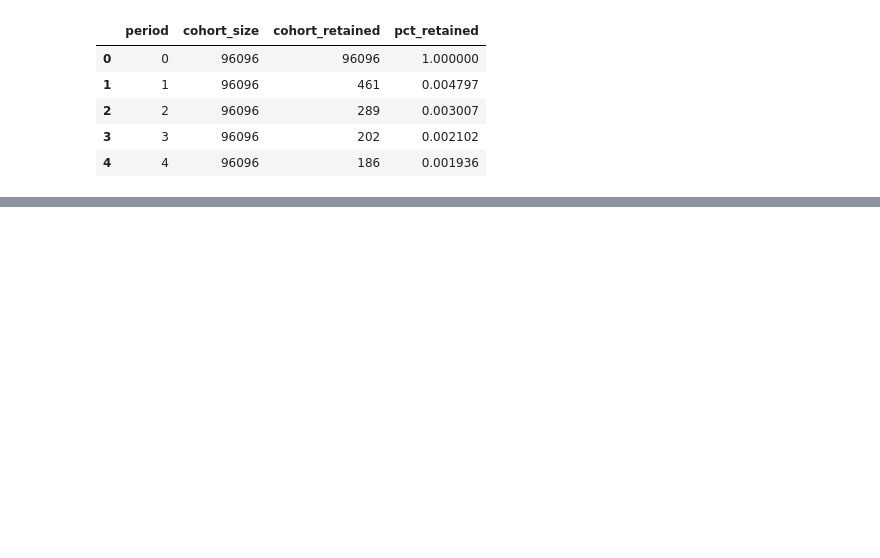
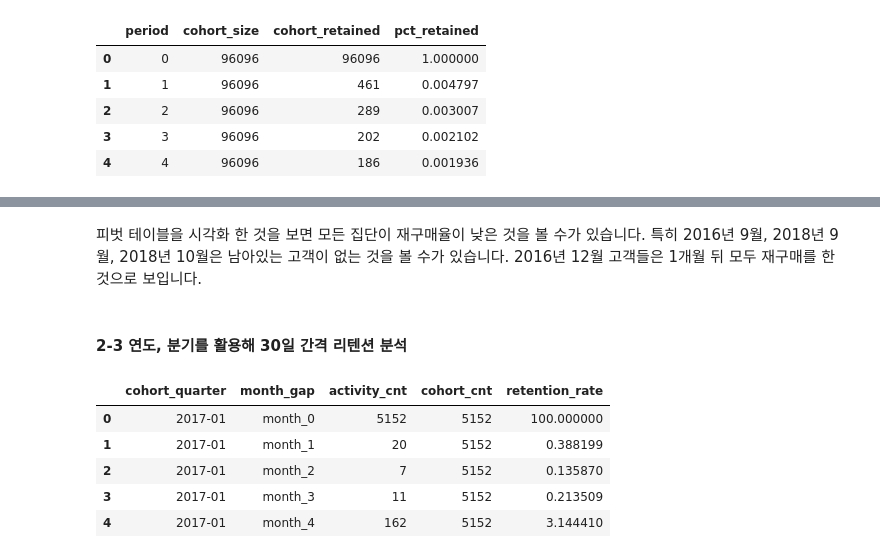
Before and after one commit to wbin0718/e-commerce_data_analysis, a Jupyter notebook: e_commerce_sql.ipynb, the cells around one changed output, grey strips where cells are left out. Saved outputs shown, nothing was run; the diff lists cells and outputs as text; code cells hidden in the pictures; blank space fills up the shorter version.

```diff
--- a/e_commerce_sql.ipynb
+++ b/e_commerce_sql.ipynb
@@ -364,0 +377,77 @@ IndexingError: Too many indexers
+# %% [markdown]
+피벗 테이블을 시각화 한 것을 보면 모든 집단이 재구매율이 낮은 것을 볼 수가 있습니다.
+특히 2016년 9월, 2018년 9월, 2018년 10월은 남아있는 고객이 없는 것을 볼 수가 있습니다. 2016년 12월 고객들은 1개월 뒤 모두 재구매를 한 것으로 보입니다.
+# %% [markdown]
+#### 2-3 연도, 분기를 활용해 30일 간격 리텐션 분석
+# %%
+sql = """
+WITH cohort AS (
+  SELECT b.customer_unique_id
+      ,MIN(FORMAT_DATETIME("%Y-%m-1",order_purchase_timestamp)) AS cohort_date
+  FROM `olist.olist_orders_dataset` a
+  LEFT JOIN `olist.olist_customers_dataset` b ON a.customer_id = b.customer_id
+  GROUP BY b.customer_unique_id
+),
+
+  cohort_size AS (
+    SELECT cohort_date
+          ,COUNT(DISTINCT customer_unique_id) AS cohort_cnt
+    FROM cohort
+    GROUP BY cohort_date
+  ),
+
+  activities AS (
+    SELECT b.customer_unique_id
+      ,FORMAT_DATETIME("%Y-%m-01",order_purchase_timestamp) AS activity_date
+    FROM `olist.olist_orders_dataset` a
+    LEFT JOIN `olist.olist_customers_dataset` b on a.customer_id = b.customer_id
+  )
+
+SELECT *
+      ,FIRST_VALUE(activity_cnt) OVER(PARTITION BY cohort_quarter ORDER BY month_gap) AS cohort_cnt
+      ,activity_cnt / FIRST_VALUE(activity_cnt) OVER(PARTITION BY cohort_quarter ORDER BY month_gap) * 100 AS retention_rate
+FROM
+(
+  SELECT cohort_quarter
+      ,CASE
+        WHEN quarter_gap BETWEEN -1 AND 0 THEN "month_0"
+        WHEN quarter_gap BETWEEN 1 AND 4 THEN "month_1"
+        WHEN quarter_gap BETWEEN 5 AND 8 THEN "month_2"
+        WHEN quarter_gap BETWEEN 9 AND 12 THEN "month_3"
+        ELSE "month_4"
+      END AS month_gap
+      ,SUM(activity_cnt) AS activity_cnt
+FROM
+(
+    SELECT CASE
+            WHEN cohort.cohort_date BETWEEN "2017-01-01" AND "2017-03-31" THEN "2017-01"
+            WHEN cohort.cohort_date BETWEEN "2017-04-01" AND "2017-06-31" THEN "2017-02"
+            WHEN cohort.cohort_date BETWEEN "2017-07-01" AND "2017-09-31" THEN "2017-03"
+            WHEN cohort.cohort_date BETWEEN "2017-10-01" AND "2017-12-31" THEN "2017-04"
+            WHEN cohort.cohort_date BETWEEN "2018-01-01" AND "2018-03-31" THEN "2018-01"
+            WHEN cohort.cohort_date BETWEEN "2018-04-01" AND "2018-06-31" THEN "2018-02"
+            WHEN cohort.cohort_date BETWEEN "2018-07-01" AND "2018-09-31" THEN "2018-03"
+            WHEN cohort.cohort_date BETWEEN "2018-10-01" AND "2018-12-31" THEN "2018-04"
+          END AS cohort_quarter
+          ,DATE_DIFF(DATETIME(activity_date),DATETIME(cohort.cohort_date),week) AS quarter_gap
+          ,COUNT(DISTINCT activities.customer_unique_id) AS activity_cnt
+
+    FROM cohort
+    LEFT JOIN cohort_size ON cohort.cohort_date = cohort_size.cohort_date
+    LEFT JOIN activities ON cohort.customer_unique_id = activities.customer_unique_id
+    WHERE cohort.cohort_date BETWEEN "2017-01-01" AND "2018-12-31"
+    GROUP BY 1,2
+  )  cohort_week
+  GROUP BY 1,2
+) cohort_month
+ORDER BY cohort_quarter, month_gap
+"""
+df = sql_to_dataframe(sql)
+df.head()
+# %% [output]
+|  | cohort_quarter | month_gap | activity_cnt | cohort_cnt | retention_rate |
+| 0 | 2017-01 | month_0 | 5152 | 5152 | 100.000000 |
+| 1 | 2017-01 | month_1 | 20 | 5152 | 0.388199 |
+| 2 | 2017-01 | month_2 | 7 | 5152 | 0.135870 |
+| 3 | 2017-01 | month_3 | 11 | 5152 | 0.213509 |
+| 4 | 2017-01 | month_4 | 162 | 5152 | 3.144410 |
```
Also changed, not shown: parts of 10 cells of this notebook.
